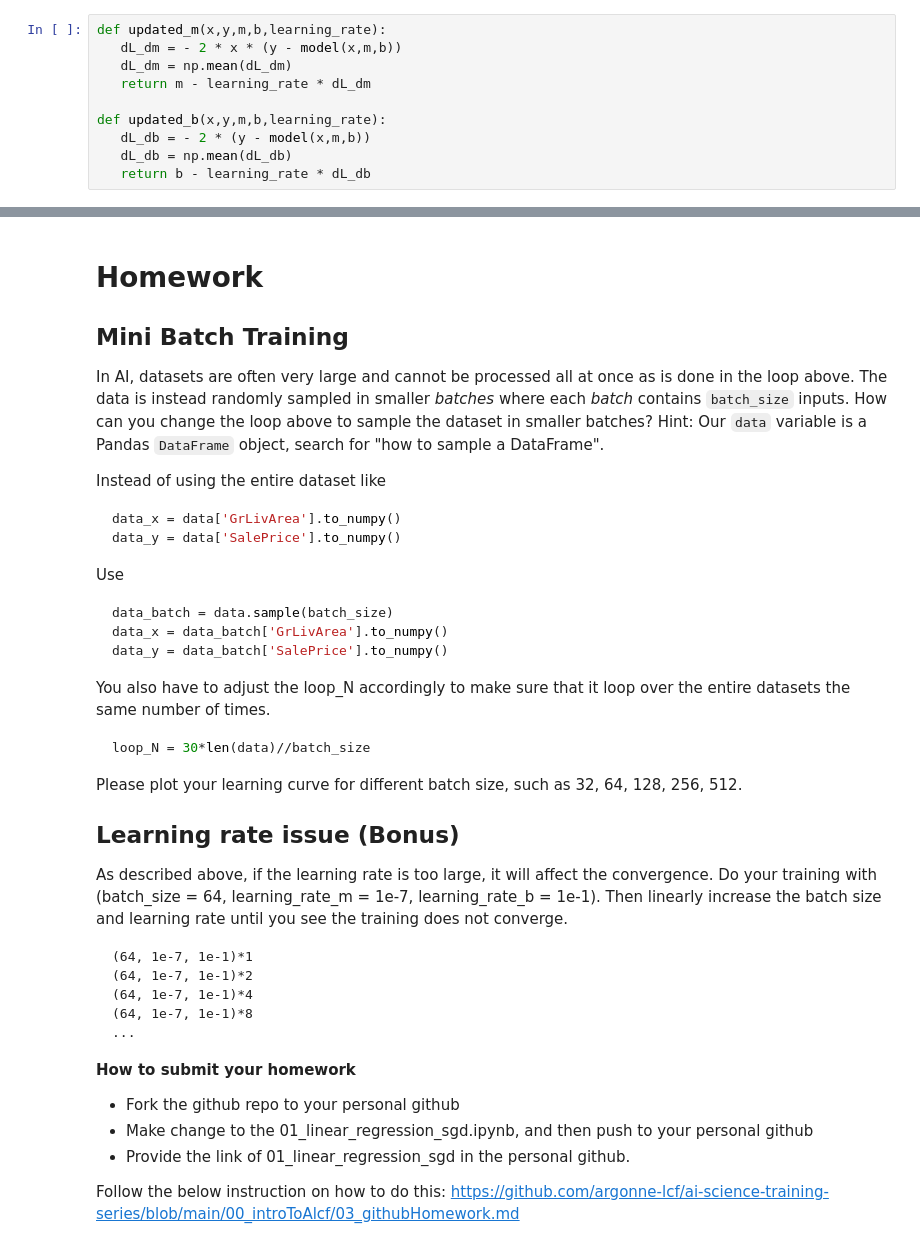
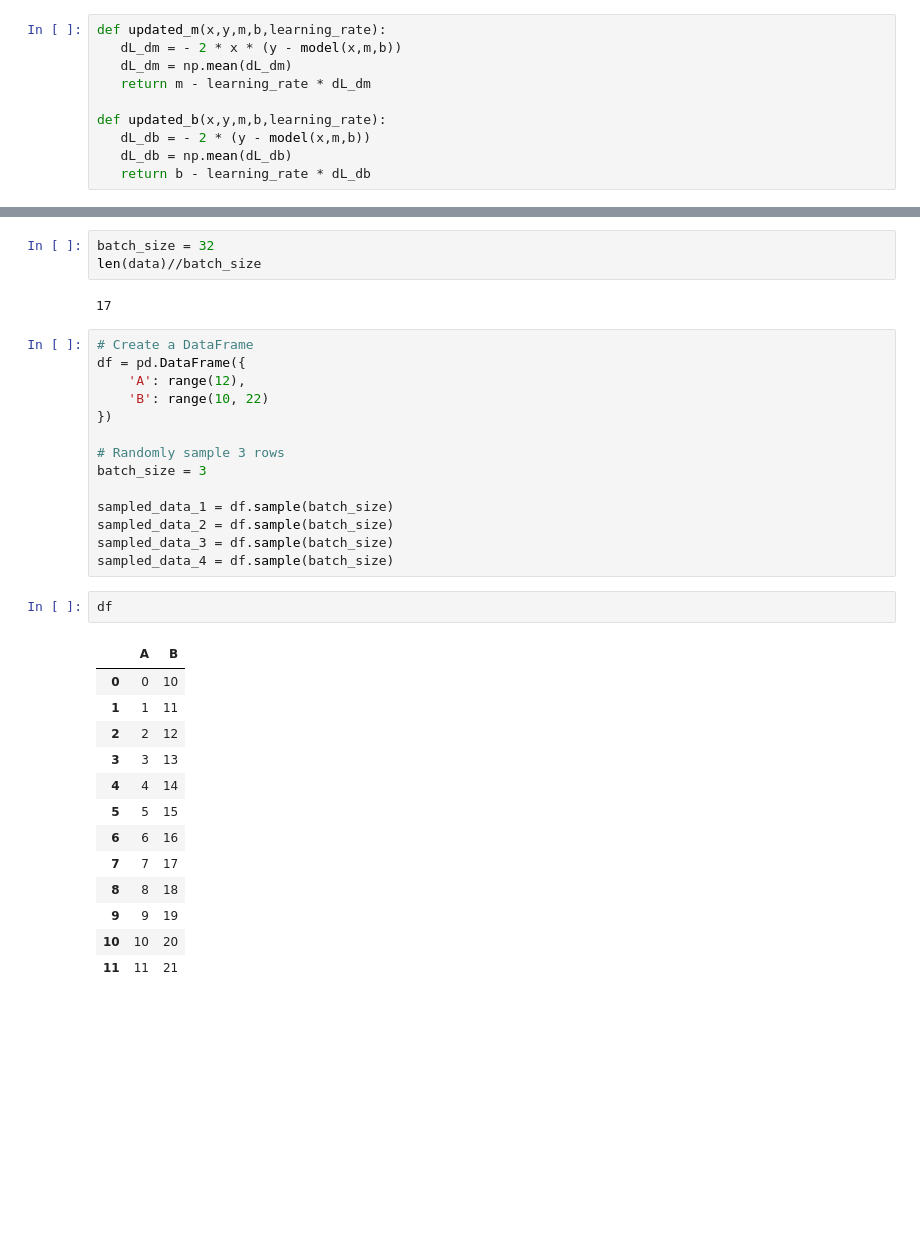
Before and after one commit to jrpenabastidas/ai-science-training-series, a Jupyter notebook: 01_intro_AI_on_Supercomputer/01_linear_regression_sgd.ipynb, the cells around one changed output, grey strips where cells are left out. Saved outputs shown, nothing was run; the diff lists cells and outputs as text; blank space fills up the shorter version.

Commit message:
Modified for homework

````diff
--- a/01_intro_AI_on_Supercomputer/01_linear_regression_sgd.ipynb
+++ b/01_intro_AI_on_Supercomputer/01_linear_regression_sgd.ipynb
@@ -384,41 +275,35 @@ for i in range(loop_N):
-# %% [markdown]
-# Homework
-## Mini Batch Training
-In AI, datasets are often very large and cannot be processed all at once as is done in the loop above. The data is instead randomly sampled in smaller _batches_ where each _batch_ contains `batch_size` inputs. How can you change the loop above to sample the dataset in smaller batches? Hint: Our `data` variable is a Pandas `DataFrame` object, search for "how to sample a DataFrame".
-
-Instead of using the entire dataset like
-```python
-data_x = data['GrLivArea'].to_numpy()
-data_y = data['SalePrice'].to_numpy()
-```
-Use
-```python
-data_batch = data.sample(batch_size)
-data_x = data_batch['GrLivArea'].to_numpy()
-data_y = data_batch['SalePrice'].to_numpy()
-```
-
-You also have to adjust the loop_N accordingly to make sure that it loop over the entire datasets the same number of times.
-```python
-loop_N = 30*len(data)//batch_size
-```
-
-Please plot your learning curve for different batch size, such as 32, 64, 128, 256, 512.
-
-## Learning rate issue (Bonus)
-As described above, if the learning rate is too large, it will affect the convergence. Do your training with (batch_size = 64, learning_rate_m = 1e-7, learning_rate_b = 1e-1). Then linearly increase the batch size and learning rate until you see the training does not converge.
-```
-(64, 1e-7, 1e-1)*1
-(64, 1e-7, 1e-1)*2
-(64, 1e-7, 1e-1)*4
-(64, 1e-7, 1e-1)*8
-...
-```
-
-**How to submit your homework**
-* Fork the github repo to your personal github
-* Make change to the 01_linear_regression_sgd.ipynb, and then push to your personal github
-* Provide the link of 01_linear_regression_sgd in the personal github.
-
-Follow the below instruction on how to do this:
-https://github.com/argonne-lcf/ai-science-training-series/blob/main/00_introToAlcf/03_githubHomework.md
+# %%
+batch_size = 32
+len(data)//batch_size
+# %% [output]
+17
+# %%
+# Create a DataFrame
+df = pd.DataFrame({
+    'A': range(12),
+    'B': range(10, 22)
+})
+
+# Randomly sample 3 rows
+batch_size = 3
+
+sampled_data_1 = df.sample(batch_size)
+sampled_data_2 = df.sample(batch_size)
+sampled_data_3 = df.sample(batch_size)
+sampled_data_4 = df.sample(batch_size)
+# %%
+df
+# %% [output]
+|  | A | B |
+| 0 | 0 | 10 |
+| 1 | 1 | 11 |
+| 2 | 2 | 12 |
+| 3 | 3 | 13 |
+| 4 | 4 | 14 |
+| 5 | 5 | 15 |
+| 6 | 6 | 16 |
+| 7 | 7 | 17 |
+| 8 | 8 | 18 |
+| 9 | 9 | 19 |
+| 10 | 10 | 20 |
+| 11 | 11 | 21 |
````
Also changed, not shown: parts of 38 cells of this notebook.
